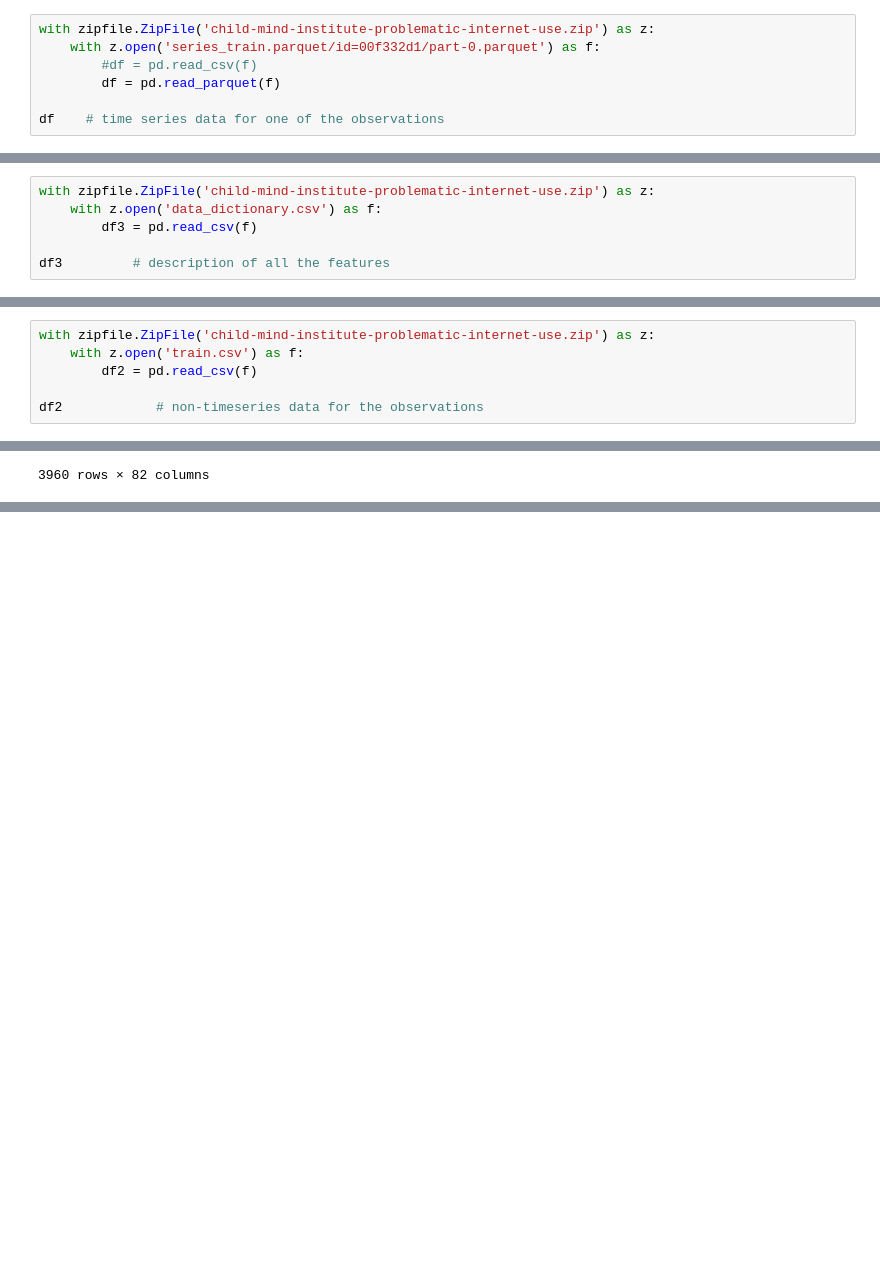
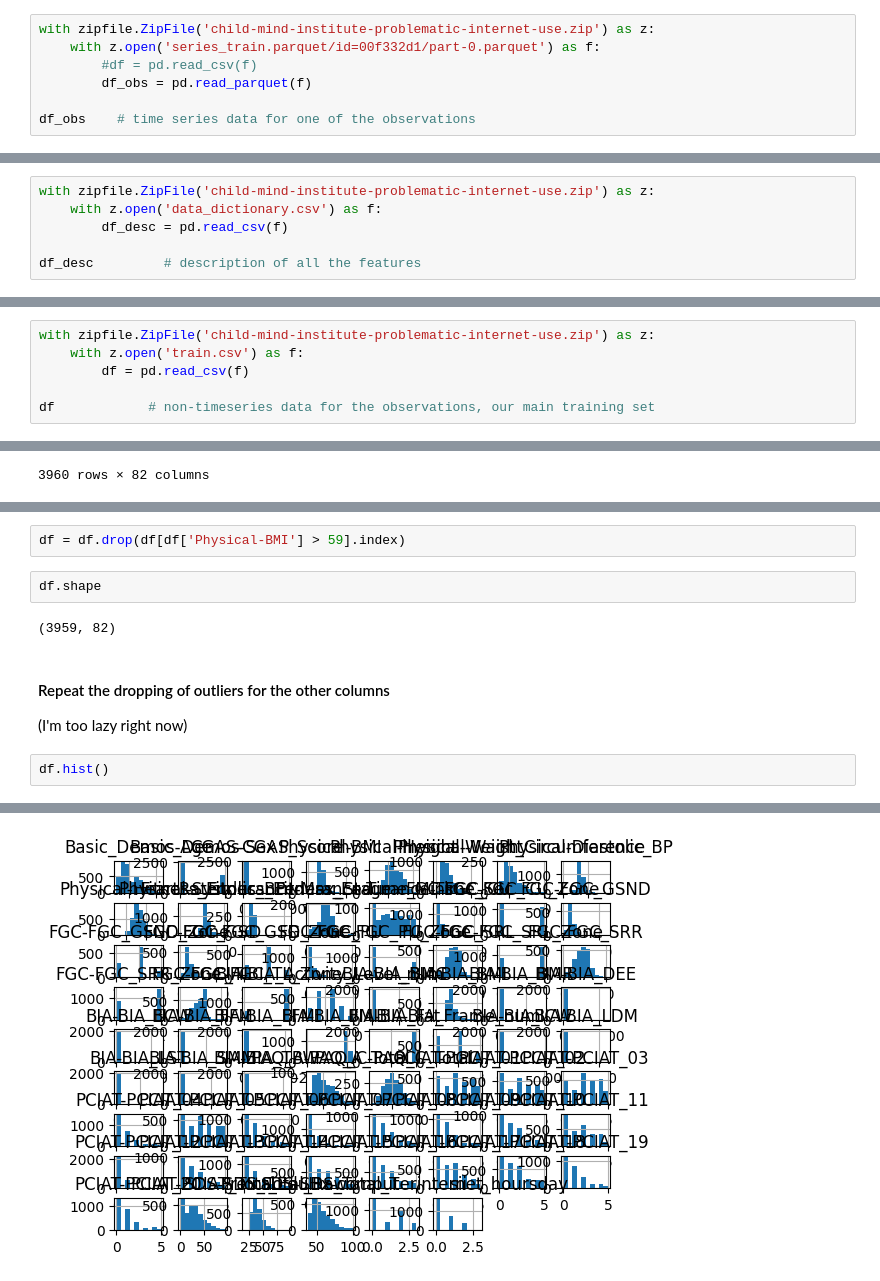
Before and after one commit to k3liang/Problematic-Internet-Use-Predictor, a Jupyter notebook: EDA.ipynb, the cells around one changed output, grey strips where cells are left out. Cells and saved outputs as stored; diff of their text form; blank space fills up the shorter version.

Commit message:
started exploring missing values, categorical data, and outliers

```diff
--- a/EDA.ipynb
+++ b/EDA.ipynb
@@ -5,9 +5,9 @@ import zipfile
 with zipfile.ZipFile('child-mind-institute-problematic-internet-use.zip') as z:
     with z.open('series_train.parquet/id=00f332d1/part-0.parquet') as f:
         #df = pd.read_csv(f)
-        df = pd.read_parquet(f)
+        df_obs = pd.read_parquet(f)
 
-df    # time series data for one of the observations
+df_obs    # time series data for one of the observations
 # %% [output]
 |  | step | X | Y | Z | enmo | anglez | non-wear_flag | light | battery_voltage | ... |
 | 0 | 0 | -0.051997 | 0.011325 | -0.991420 | 0.026643 | -86.152954 | 0.0 | 30.000000 | 4185.000000 | ... |
@@ -25,9 +25,9 @@ df    # time series data for one of the observations
 # %%
 with zipfile.ZipFile('child-mind-institute-problematic-internet-use.zip') as z:
     with z.open('data_dictionary.csv') as f:
-        df3 = pd.read_csv(f)
+        df_desc = pd.read_csv(f)
 
-df3         # description of all the features
+df_desc         # description of all the features
 # %% [output]
 |  | Instrument | Field | Description | Type | Values | Value Labels |
 | 0 | Identifier | id | Participant's ID | str | NaN | NaN |
@@ -45,9 +45,9 @@ df3         # description of all the features
 # %%
 with zipfile.ZipFile('child-mind-institute-problematic-internet-use.zip') as z:
     with z.open('train.csv') as f:
-        df2 = pd.read_csv(f)
+        df = pd.read_csv(f)
 
-df2            # non-timeseries data for the observations
+df            # non-timeseries data for the observations, our main training set
 # %% [output]
 |  | id | Basic_Demos-Enroll_Season | Basic_Demos-Age | Basic_Demos-Sex | CGAS-Season | CGAS-CGAS_Score | ... |
 | 0 | 00008ff9 | Fall | 5 | 0 | Winter | 51.0 | ... |
@@ -68,0 +280,12 @@ df2.isnull().sum().sum() # 131717 missing values!!!!! terrible data
+# %%
+df = df.drop(df[df['Physical-BMI'] > 59].index)
+# %%
+df.shape
+# %% [output]
+(3959, 82)
+# %% [markdown]
+#### Repeat the dropping of outliers for the other columns
+(I'm too lazy right now)
+# %%
+df.hist()
+# %% [output]
@@ -68,0 +309 @@ df2.isnull().sum().sum() # 131717 missing values!!!!! terrible data
+[figure, added]
```
Also changed, not shown: parts of 33 cells of this notebook.
